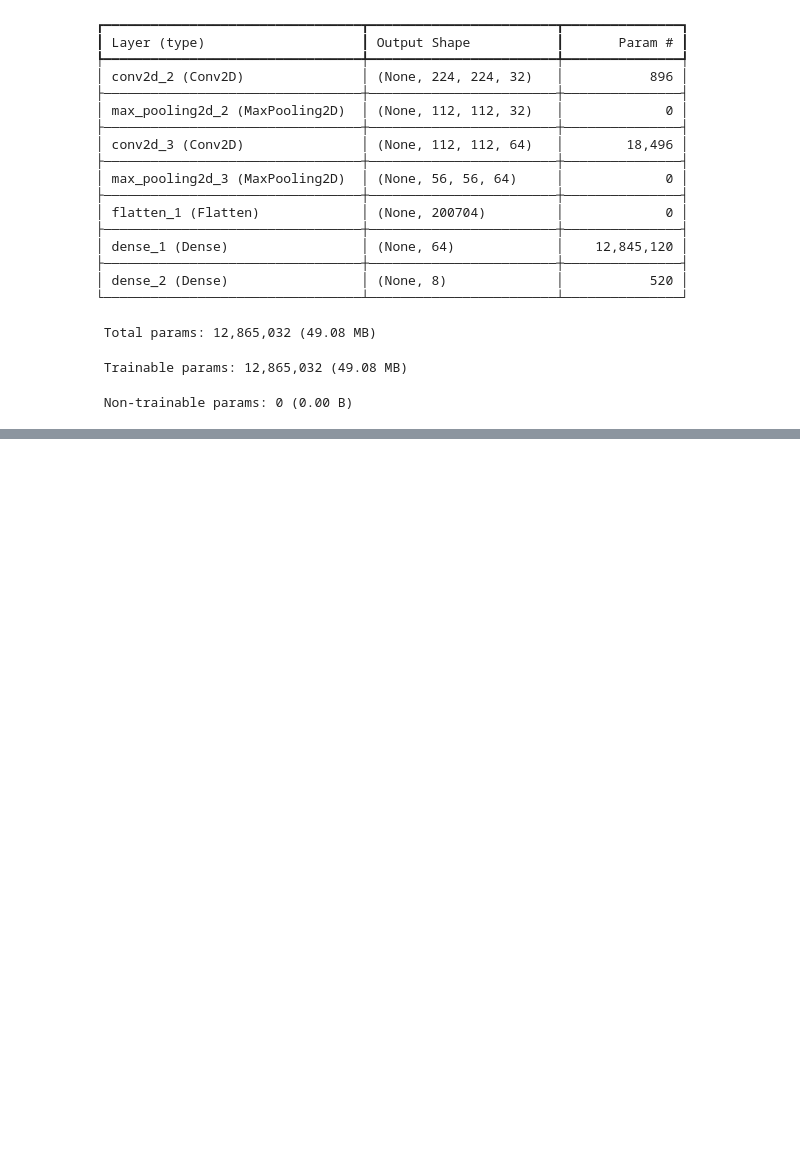
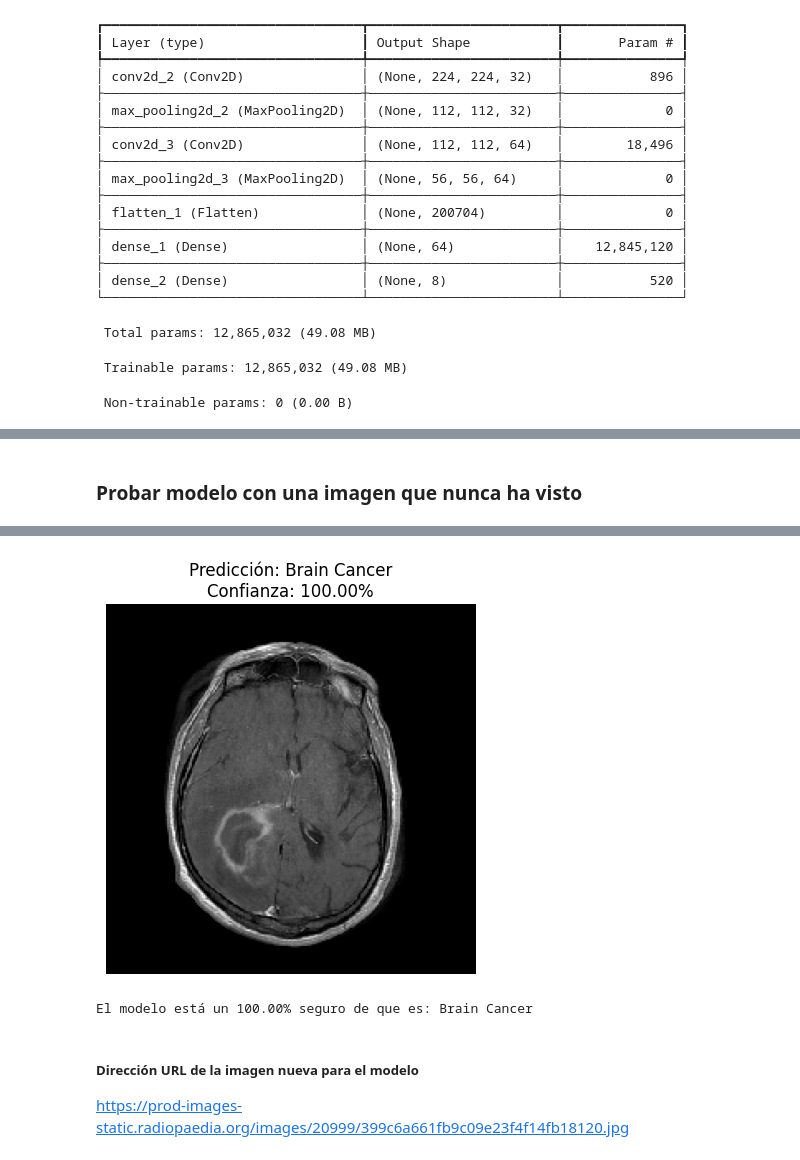
Before and after one commit to DiegoMiranda19/Practica-Redes-Neuronales, a Jupyter notebook: Cuadernos/redes_neuronales_convolucionales.ipynb, the cells around one changed output, grey strips where cells are left out. Cells and saved outputs as stored; diff of their text form; code cells hidden in the pictures; blank space fills up the shorter version.

```diff
--- a/Cuadernos/redes_neuronales_convolucionales.ipynb
+++ b/Cuadernos/redes_neuronales_convolucionales.ipynb
@@ -119,0 +210,35 @@ Epoch 4/5
+# %% [markdown]
+### **Probar modelo con una imagen que nunca ha visto**
+# %%
+def probar_imagen_nueva(ruta_foto, modelo, class_names):
+    # 1. Cargar la imagen ajustándola al tamaño que usa tu red (224x224)
+    img = image.load_img(ruta_foto, target_size=(224, 224))
+
+    # 2. Convertirla a un arreglo de números
+    img_array = image.img_to_array(img)
+
+    # 3. Normalizar
+    img_array = img_array / 255.0
+
+    # 4. Añadir una dimensión extra (batch dimension)
+    # El modelo espera (1, 224, 224, 3) en lugar de (224, 224, 3)
+    img_array = np.expand_dims(img_array, axis=0)
+
+    # 5. Realizar la predicción
+    prediccion = modelo.predict(img_array)
+    indice_clase = np.argmax(prediccion, axis=1)[0]
+    probabilidad = np.max(prediccion) * 100
+
+    # 6. Mostrar el resultado
+    plt.imshow(img)
+    plt.axis('off')
+    plt.title(f"Predicción: {class_names[indice_clase]}\nConfianza: {probabilidad:.2f}%")
+    plt.show()
+
+    print(f"El modelo está un {probabilidad:.2f}% seguro de que es: {class_names[indice_clase]}")
+
+# --- EJECUCIÓN ---
+
+ruta_de_mi_foto = r'C:\U.Externado\ML-RN\TallerSSD\Documentos\image_2.jpg'
+probar_imagen_nueva(ruta_de_mi_foto, model_cnn, class_names)
+# %% [output]
@@ -119,0 +246,6 @@ Epoch 4/5
+[figure, added]
+El modelo está un 100.00% seguro de que es: Brain Cancer
+# %% [markdown]
+##### Dirección URL de la imagen nueva para el modelo
+
+https://prod-images-static.radiopaedia.org/images/20999/399c6a661fb9c09e23f4f14fb18120.jpg
```
Also changed, not shown: parts of 6 cells of this notebook.
